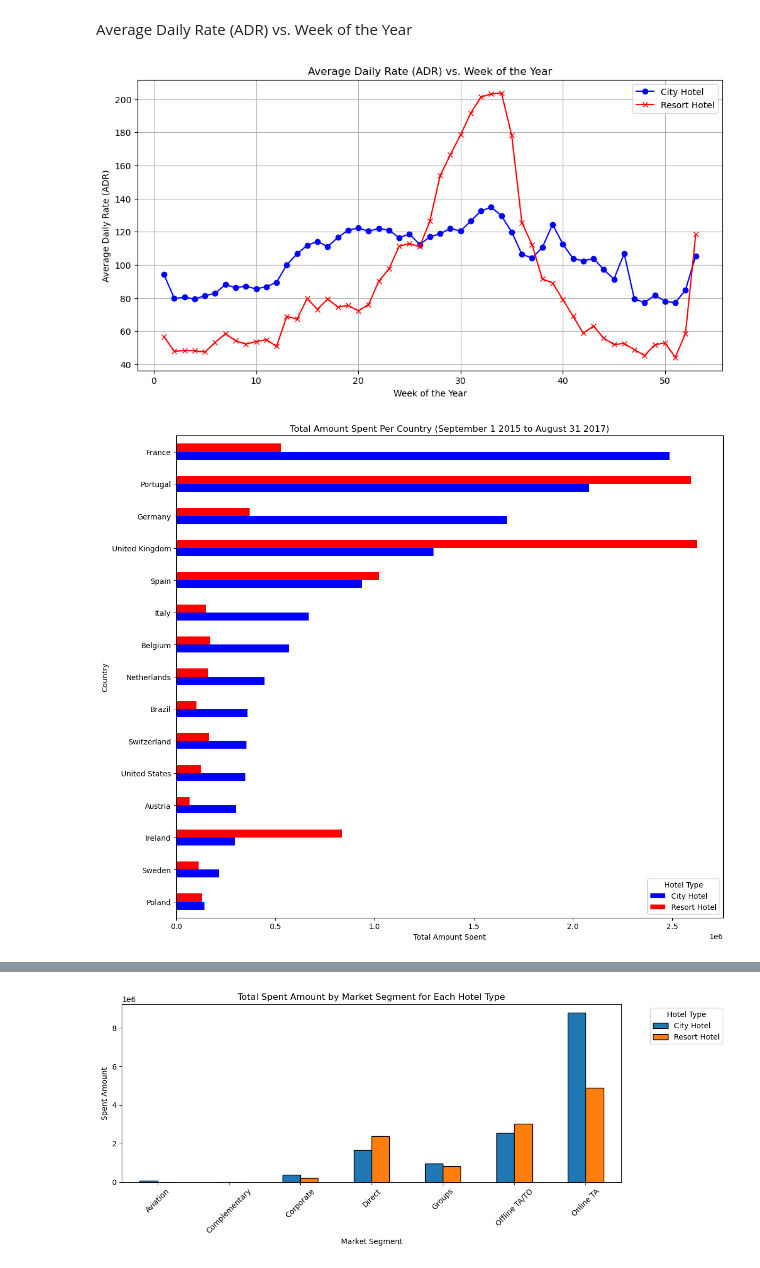
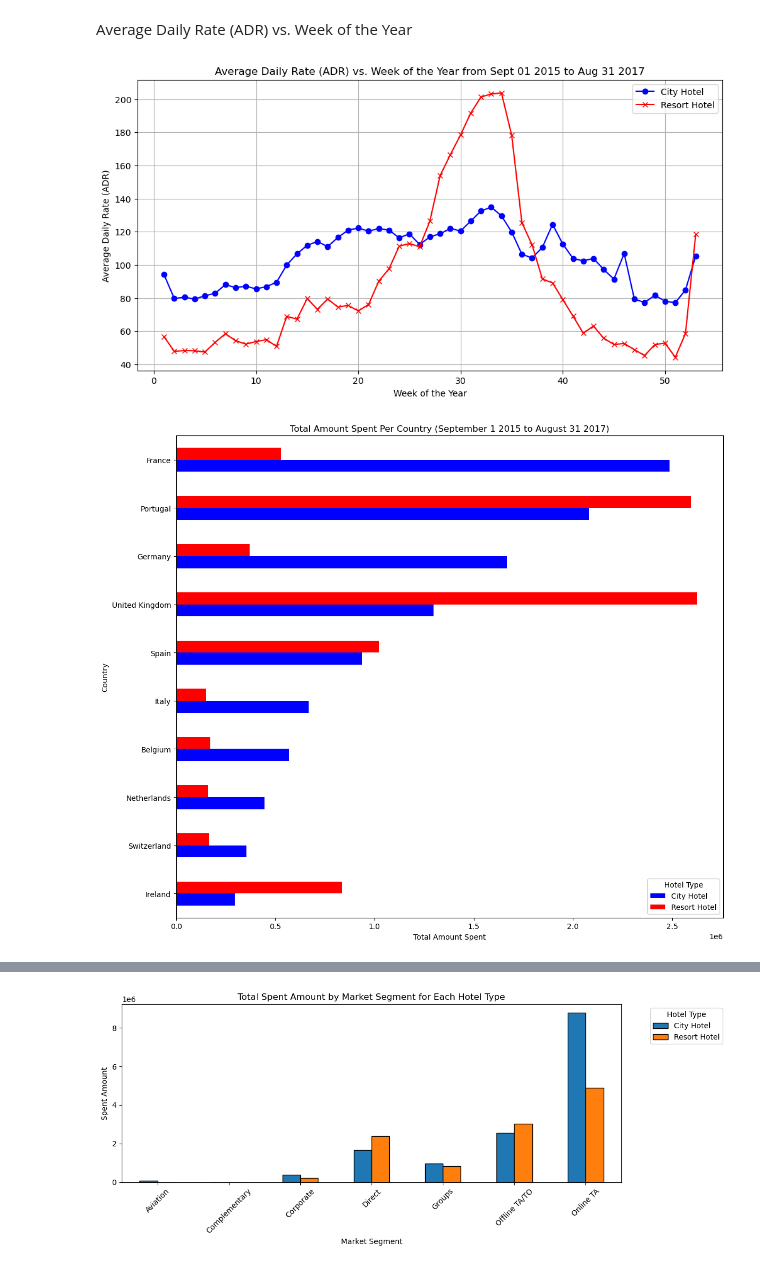
Before and after one commit to pin164/project_1, a Jupyter notebook: money.ipynb, the cells around one changed output, grey strips where cells are left out. Saved outputs shown, nothing was run; the diff lists cells and outputs as text; code cells hidden in the pictures.

```diff
--- a/money.ipynb
+++ b/money.ipynb
@@ -235,7 +207,7 @@ plt.plot(city_hotel_weekly_adr.index, city_hotel_weekly_adr.values, label='City
 plt.plot(resort_hotel_weekly_adr.index, resort_hotel_weekly_adr.values, label='Resort Hotel', color='red', marker='x')
 
 # Add titles and labels
-plt.title('Average Daily Rate (ADR) vs. Week of the Year')
+plt.title('Average Daily Rate (ADR) vs. Week of the Year from Sept 01 2015 to Aug 31 2017')
 plt.xlabel('Week of the Year')
 plt.ylabel('Average Daily Rate (ADR)')
 plt.legend()
@@ -244,7 +216,7 @@ plt.grid(True)
 # Show the plot
 plt.show()
 # %% [output]
-[figure, old version]
+[figure, new version]
 # %%
 start_date = datetime(2015, 9, 1)
 end_date = datetime(2017, 8, 31)
@@ -256,32 +228,32 @@ check_outs_df = hotel_country_df[
 ].copy()
 
 
 # Group by 'country' and 'hotel' and sum the 'amount_spent', then sort by the sum
 grouped_data = check_outs_df.groupby(['Country Name', 'hotel'])['amount_spent'].sum().reset_index()
 
 # Get the top 25 countries by amount spent
-top_countries = grouped_data.groupby('Country Name')['amount_spent'].sum().nlargest(15).index
+top_countries = grouped_data.groupby('Country Name')['amount_spent'].sum().nlargest(10).index
 
 # Filter the grouped data for the top countries
 top_grouped_data = grouped_data[grouped_data['Country Name'].isin(top_countries)]
 
 # Pivot data to have hotels as columns and countries as rows
 pivot_data = top_grouped_data.pivot(index='Country Name', columns='hotel', values='amount_spent')
 
 # Plotting
 fig, ax = plt.subplots(figsize=(12, 10))
 
 # Horizontal bar plot, City Hotel in blue, Resort Hotel in red
 pivot_data.sort_values(by='City Hotel', ascending=True).plot(kind='barh', color={'City Hotel': 'blue', 'Resort Hotel': 'red'}, ax=ax)
 
 # Add titles and labels
 plt.title('Total Amount Spent Per Country (September 1 2015 to August 31 2017)')
 plt.xlabel('Total Amount Spent')
 plt.ylabel('Country')
 plt.legend(title='Hotel Type')
 plt.tight_layout()
 
 # Show the plot
 plt.show()
 # %% [output]
-[figure, old version]
+[figure, new version]
```
Also changed, not shown: parts of 18 cells of this notebook.
